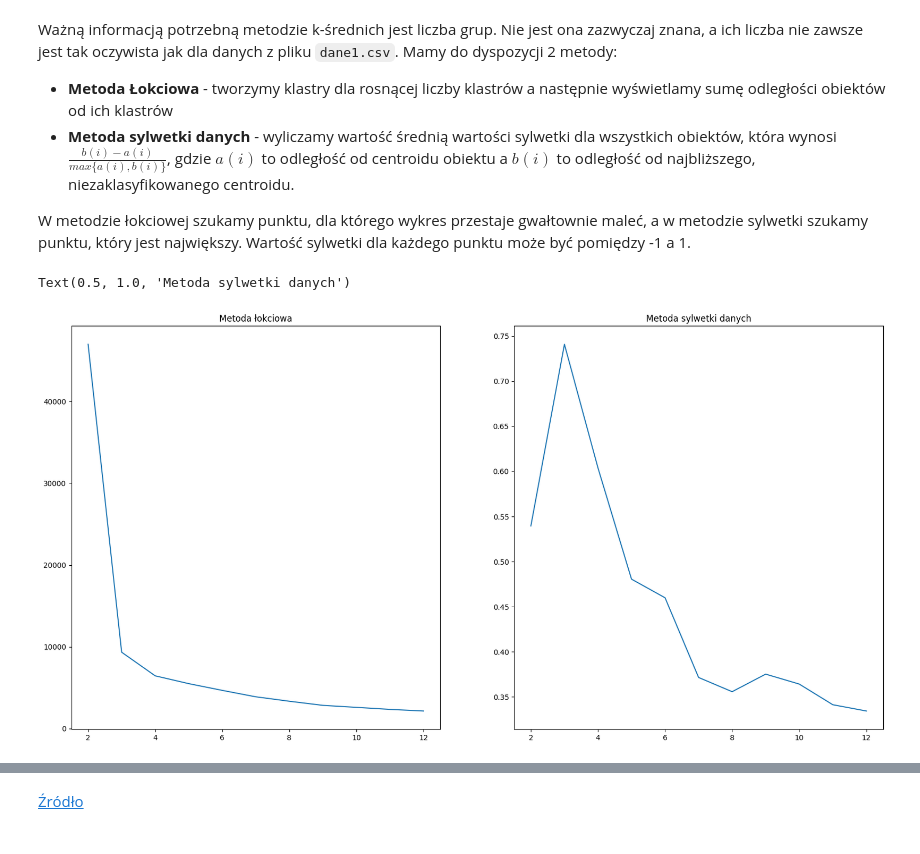
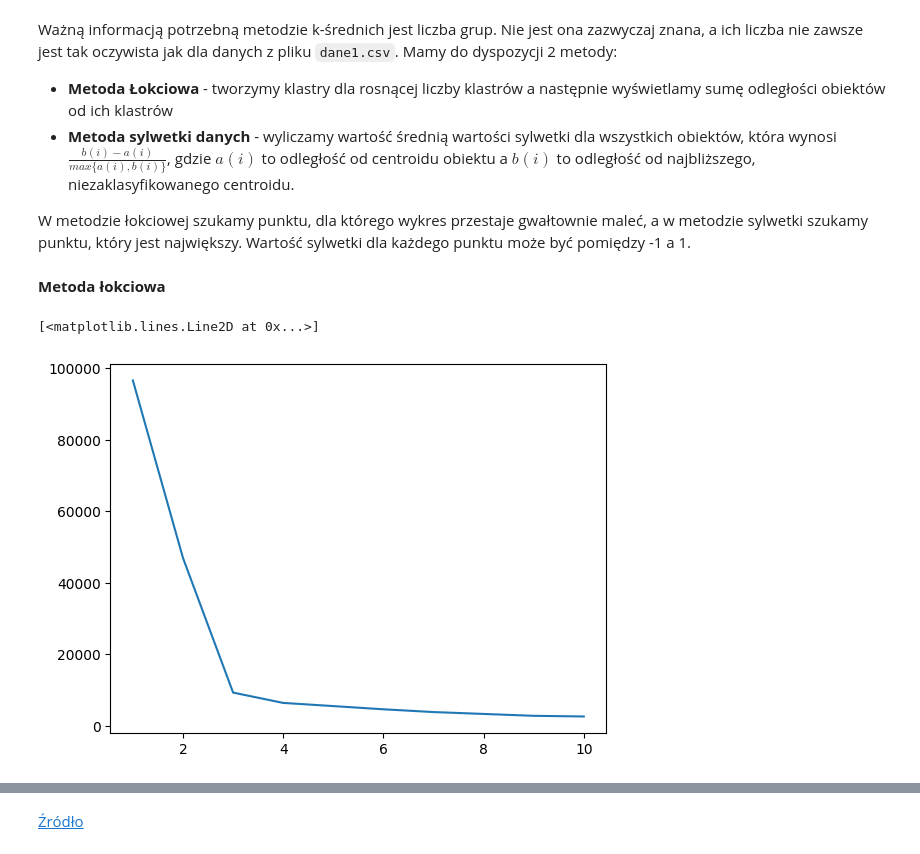
Before and after one commit to crppl/PRiAD_projekt, a Jupyter notebook: PRiAD 4 - Uczenie nienadzorowane - improved.ipynb, the cells around one changed output, grey strips where cells are left out. Cells and saved outputs as stored; diff of their text form; code cells hidden in the pictures.

```diff
--- a/PRiAD 4 - Uczenie nienadzorowane - improved.ipynb
+++ b/PRiAD 4 - Uczenie nienadzorowane - improved.ipynb
@@ -214,44 +219,29 @@ Ważną informacją potrzebną metodzie k-średnich jest liczba grup. Nie jest o
 + **Metoda sylwetki danych** - wyliczamy wartość średnią wartości sylwetki dla wszystkich obiektów, która wynosi $\frac{b(i)-a(i)}{max\{a(i),b(i)\}}$, gdzie $a(i)$ to odległość od centroidu obiektu a $b(i)$ to odległość od najbliższego, niezaklasyfikowanego centroidu.
 
 W metodzie łokciowej szukamy punktu, dla którego wykres przestaje gwałtownie maleć, a w metodzie sylwetki szukamy punktu, który jest największy. Wartość sylwetki dla każdego punktu może być pomiędzy -1 a 1.
-# %%
-from sklearn.metrics import silhouette_score
-
-data_og, data_noclass = mk_dataframes("dane1.csv")
-
-#funkcja tworząca
-def metoda_lokciowa_i_sylwetki(points, max_no):
-    sse = []
-    sil_ct = []
-
-    for k in range(2, max_no+1):
-        model = KMeans(n_clusters = k, n_init=10).fit(points)
-        centroids = model.cluster_centers_
-        pred_clusters = model.predict(points)
-        curr_sse = 0
-
-        for i in range(len(points)):
-            curr_center = centroids[pred_clusters[i]]
-            currdata = points.iloc[i]
-            for data in range(len(currdata)):
-                curr_sse += (currdata.iloc[data] - curr_center[data])**2
-
-        sse.append(curr_sse)
-        sil_ct.append(silhouette_score(points, model.labels_, metric="euclidean"))
-    return (sse, sil_ct)
-
-liczba_grup = 12
-sse, sil = metoda_lokciowa_i_sylwetki(data_noclass, liczba_grup)
-
-plt.figure(figsize=(20,10))
-
-plt.subplot(1,2,1)
-plt.plot(range(2, liczba_grup+1), sse)
-plt.title("Metoda łokciowa")
-
-plt.subplot(1,2,2)
-plt.plot( range(2, liczba_grup+1), sil)
-plt.title("Metoda sylwetki danych")
-# %% [output]
-Text(0.5, 1.0, 'Metoda sylwetki danych')
-[figure, removed]
+# %% [markdown]
+**Metoda łokciowa**
+# %%
+data_1_og, data_1_noclass = mk_dataframes("dane1.csv")
+
+def met_lokciowa(dane, maksymalna_ilosc_centroidow):
+    met_lokciowa_wartosci = []
+
+    for k in range(1, maksymalna_ilosc_centroidow+1):
+        kmeans = KMeans(n_clusters = k, n_init = 10).fit(dane)
+        centroidy = kmeans.cluster_centers_
+        przewidziane_centroidy = kmeans.predict(dane)
+        aktualna_wartosc_metody = 0
+
+        for i in range(len(dane)):
+            aktualny_centroid = centroidy[przewidziane_centroidy[i]]
+            aktualna_wartosc_metody += (dane.iloc[i, 0] - aktualny_centroid[0]) ** 2 + (dane.iloc[i, 1] - aktualny_centroid[1]) ** 2
+
+        met_lokciowa_wartosci.append(aktualna_wartosc_metody)
+    return met_lokciowa_wartosci
+
+plt.figure()
+plt.plot(range(1,11), met_lokciowa(data_1_noclass, 10))
+# %% [output]
+[<matplotlib.lines.Line2D at 0x...>]
+[figure, added]
```
Also changed, not shown: parts of 39 cells of this notebook.
